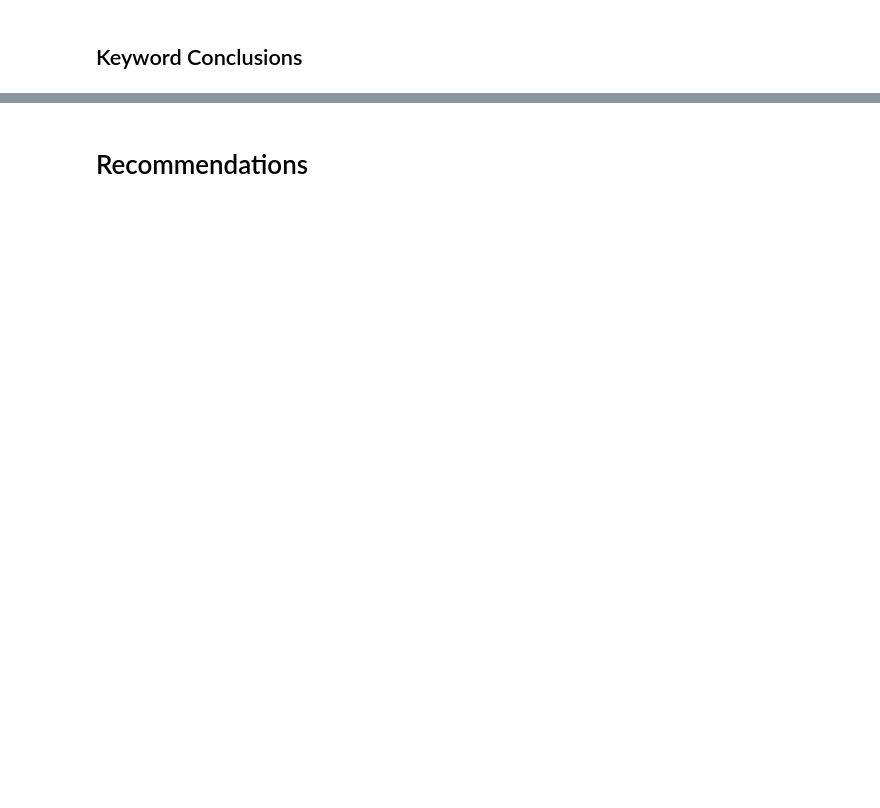
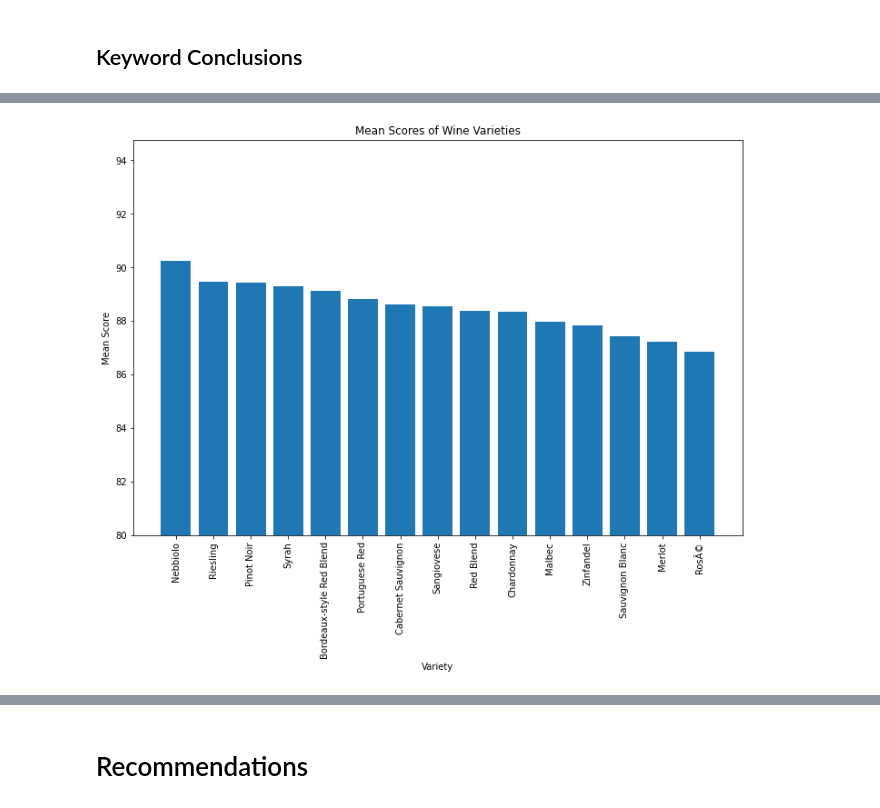
Before and after one commit to elizabeth524/Capstone-Project, a Jupyter notebook: Wine-Reviews-NLP.ipynb, the cells around one changed output, grey strips where cells are left out. Saved outputs shown, nothing was run; the diff lists cells and outputs as text; code cells hidden in the pictures; blank space fills up the shorter version.

```diff
--- a/Wine-Reviews-NLP.ipynb
+++ b/Wine-Reviews-NLP.ipynb
@@ -947,0 +980,4 @@ plt.axis("off");
+# %%
+# Create a new dataframe with only points and variety
+variety_df = df.loc[:, ['points', 'variety']]
+variety_df.head()
@@ -947,0 +1031,9 @@ plt.axis("off");
+# %%
+# Create a dataframe that only includes top 15 varieties
+top_15_varieties = ['Pinot Noir', 'Chardonnay', 'Cabernet Sauvignon',
+                   'Red Blend', 'Bordeaux-style Red Blend', 'Riesling',
+                   'Sauvignon Blanc', 'Syrah', 'RosÃ©', 'Merlot',
+                   'Nebbiolo', 'Zinfandel', 'Sangiovese', 'Malbec',
+                   'Portuguese Red']
+top_15_df = variety_df[variety_df['variety'].isin(top_15_varieties)]
+top_15_df.info()
@@ -947,0 +1050,6 @@ plt.axis("off");
+# %%
+# Group varieties by their mean point scores
+grouped_df = top_15_df.groupby('variety').mean()
+grouped_df.sort_values(by='points', ascending=False, inplace=True)
+grouped_df.reset_index(inplace=True)
+grouped_df
@@ -947,0 +1073,11 @@ plt.axis("off");
+# %%
+# Plot the scores
+fig, ax = plt.subplots(figsize=(12,8))
+plt.bar(grouped_df['variety'], grouped_df['points'])
+plt.xticks(rotation=90)
+plt.ylim(bottom=80)
+plt.xlabel('Variety')
+plt.ylabel('Mean Score')
+plt.title('Mean Scores of Wine Varieties');
+# %% [output]
+[figure, added]
```
Also changed, not shown: parts of 41 cells of this notebook, 1 other file.
